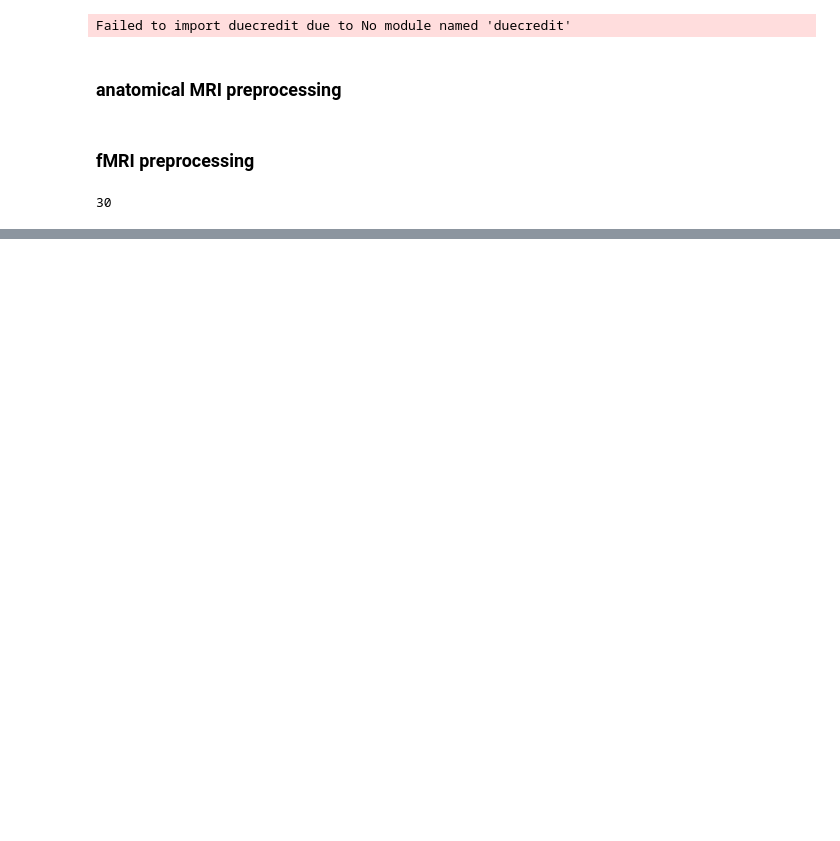
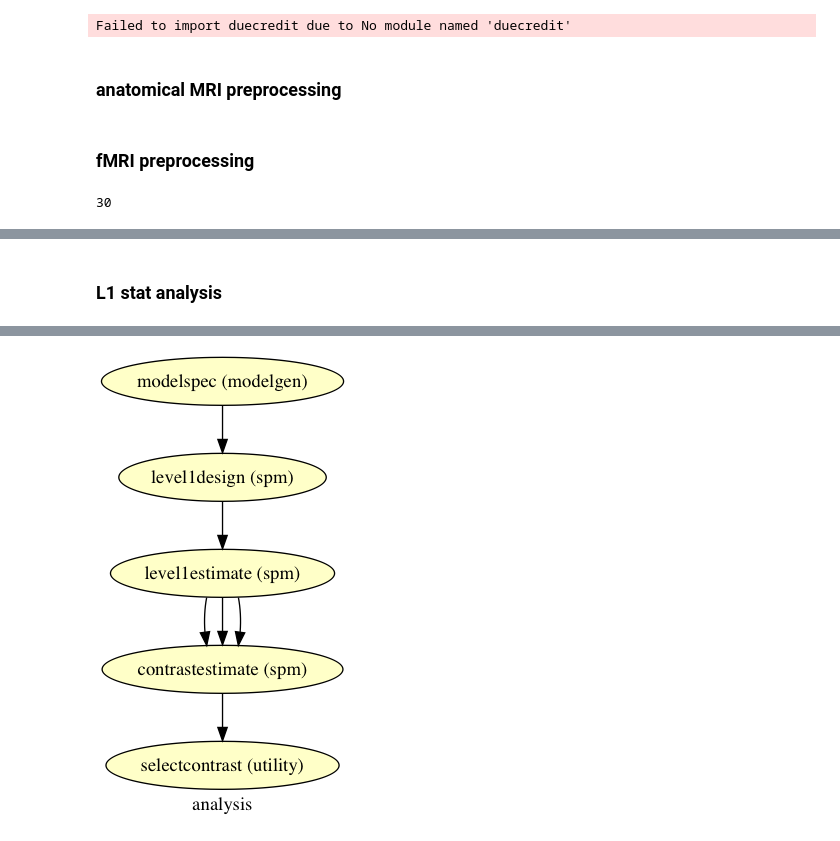
Before and after one commit to cmaumet/fmri_example_pipelines, a Jupyter notebook: scripts/nipype_ex.ipynb, the cells around one changed output, grey strips where cells are left out. Cells and saved outputs as stored; diff of their text form; code cells hidden in the pictures; blank space fills up the shorter version.

Commit message:
Add first-level stat analysis pipeline - wip not tested

```diff
--- a/scripts/nipype_ex.ipynb
+++ b/scripts/nipype_ex.ipynb
@@ -207 +209,45 @@ preproc.run('MultiProc', plugin_args={'n_procs': 1})
 <networkx.classes.digraph.DiGraph at 0x...>
+# %% [markdown]
+### L1 stat analysis
+# %%
+from nipype.interfaces import spm as spm          # spm -- TODO harmonize with top imports
+from nipype.pipeline import engine as pe          # pypeline engine
+from nipype.algorithms import modelgen as model   # model specification
+from nipype.interfaces import utility as niu      # utility
+
+l1analysis = pe.Workflow(name='analysis')
+
+l1analysis.base_dir = os.path.join(base_output)
+
+modelspec = pe.Node(model.SpecifySPMModel(), name="modelspec")
+# modelspec.inputs.concatenate_runs = True
+modelspec.inputs.concatenate_runs = False
+modelspec.inputs.input_units = 'secs'
+modelspec.inputs.output_units = 'secs'
+modelspec.inputs.time_repetition = tr
+modelspec.inputs.high_pass_filter_cutoff = 120
+
+level1design = pe.Node(spm.Level1Design(), name="level1design")
+level1design.inputs.bases = {'hrf': {'derivs': [0, 0]}}
+
+level1estimate = pe.Node(spm.EstimateModel(), name="level1estimate")
+level1estimate.inputs.estimation_method = {'Classical': 1}
+
+contrastestimate = pe.Node(spm.EstimateContrast(), name="contrastestimate")
+
+selectcontrast = pe.Node(niu.Select(), name="selectcontrast")
+
+l1analysis.connect([(modelspec, level1design, [('session_info', 'session_info')]),
+                    (level1design, level1estimate, [('spm_mat_file', 'spm_mat_file')]),
+                    (level1estimate, contrastestimate, [('spm_mat_file', 'spm_mat_file'),
+                                                        ('beta_images', 'beta_images'),
+                                                        ('residual_image', 'residual_image')]),
+                    (contrastestimate, selectcontrast, [('spmT_images', 'inlist')])
+                    ])
+
+l1analysis.write_graph(graph2use='colored', format='png', simple_form=True)
+
+# Visualize the graph
+from IPython.display import Image
+Image(filename=os.path.join(l1analysis.base_dir, 'analysis', 'graph.png'))
+# %% [output]
@@ -207,0 +256 @@ preproc.run('MultiProc', plugin_args={'n_procs': 1})
+[figure, added]
```
Also changed, not shown: parts of 10 cells of this notebook.
